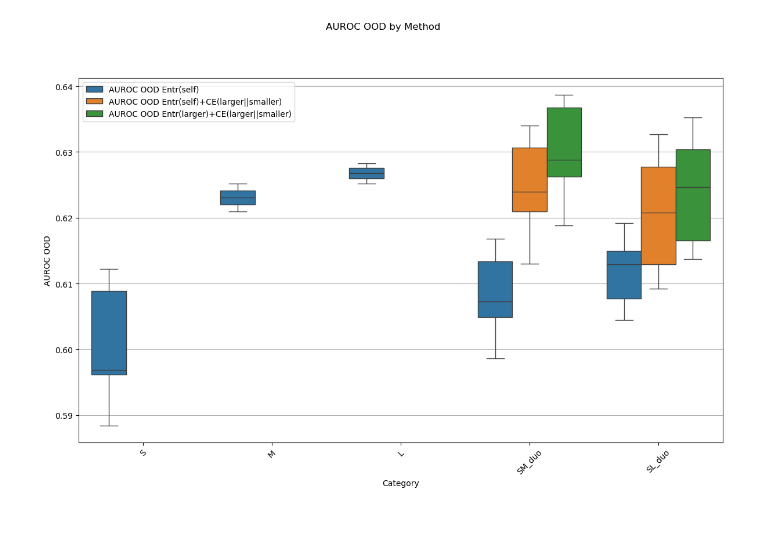
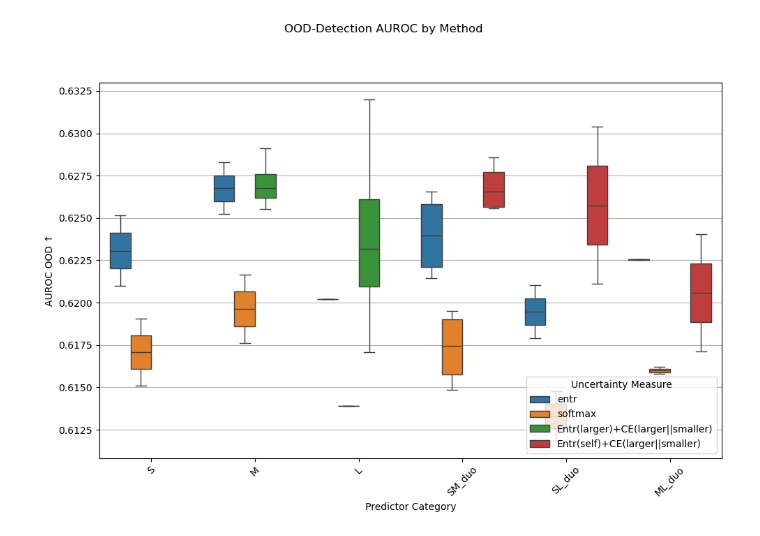
Before and after one commit to TimothyZG/wliura2024, a Jupyter notebook: Analysis/plots.ipynb, the cells around one changed output. Cells and saved outputs as stored; diff of their text form; code cells hidden in the pictures.

```diff
--- a/Analysis/plots.ipynb
+++ b/Analysis/plots.ipynb
@@ -10,11 +10,12 @@ import json
 
 unc_out_prefix = "ss/unc_"
 pred_out_prefix = "ss/pred_"
-with open(f"{pred_out_prefix}categories.json", "r") as file:
+with open(f"{pred_out_prefix}predictor_categories.json", "r") as file:
     categories = json.load(file)
 max_ens_size = len(categories["S"])+1
 
-category_order = ["S", "M", "L"] + ["SM_duo", "SL_duo"]
+category_order = ["S", "M", "L", "SM_duo", "SL_duo", "ML_duo"]
+unc_order = ["entr", "softmax", "Entr(larger)+CE(larger||smaller)", "Entr(self)+CE(larger||smaller)"]
 # %%
 # Plot the metrics
 metrics_df = pd.read_csv(f"{pred_out_prefix}metrics.csv")
@@ -123,35 +150,24 @@ plt.show()
 # %%
 # Load the AUROC OOD results dataframe
 auroc_ood_df = pd.read_csv(f"{unc_out_prefix}auroc_ood_results.csv")
 
-# Melt the dataframe to have a single column for AUROC values and another for the metric type
-auroc_ood_melted_df = auroc_ood_df.melt(id_vars=['Category', 'Model', 'Test Set'],
-                                        value_vars=["AUROC OOD Entr(self)",
-                                                    "AUROC OOD Entr(self)+CE(larger||smaller)",
-                                                    "AUROC OOD Entr(larger)+CE(larger||smaller)"],
-                                        var_name='Metric', value_name='AUROC Value')
-
-
 # Set up the plot
-plt.figure(figsize=(12, 8))
-
-# Filter data for combined test set
-auroc_ood_df_combined = auroc_ood_melted_df[auroc_ood_melted_df['Test Set'] == 'combined']
+plt.figure(figsize=(10, 7))
 
 # Add the overall title
-plt.suptitle("AUROC OOD by Method", y=1.02)
+plt.suptitle("OOD-Detection AUROC by Method", y=1.02)
 plt.grid(True)
 
 # Create subplots for ind and ood
-sns.boxplot(data=auroc_ood_df_combined, x='Category', y='AUROC Value', hue='Metric', order=category_order)
-plt.ylabel('AUROC OOD')
-plt.xlabel('Category')  # Set x-label for the plot
+sns.boxplot(data=auroc_ood_df, x='Predictor Category', y='AUROC OOD', hue='Uncertainty Measure', hue_order = unc_order, order=category_order)
+plt.ylabel('AUROC OOD ↑')
+plt.xlabel('Predictor Category')  # Set x-label for the plot
 plt.xticks(rotation=45)
-plt.legend(loc='best')
+plt.legend(title='Uncertainty Measure', loc='lower right')
 
 # Adjust layout to prevent overlap
 plt.tight_layout()
 plt.subplots_adjust(top=0.9)  # Adjust the top to fit the suptitle
 plt.show()
 # %% [output]
-[figure, old version]
+[figure, new version]
```
Also changed, not shown: parts of 6 cells of this notebook, 2 other files.
